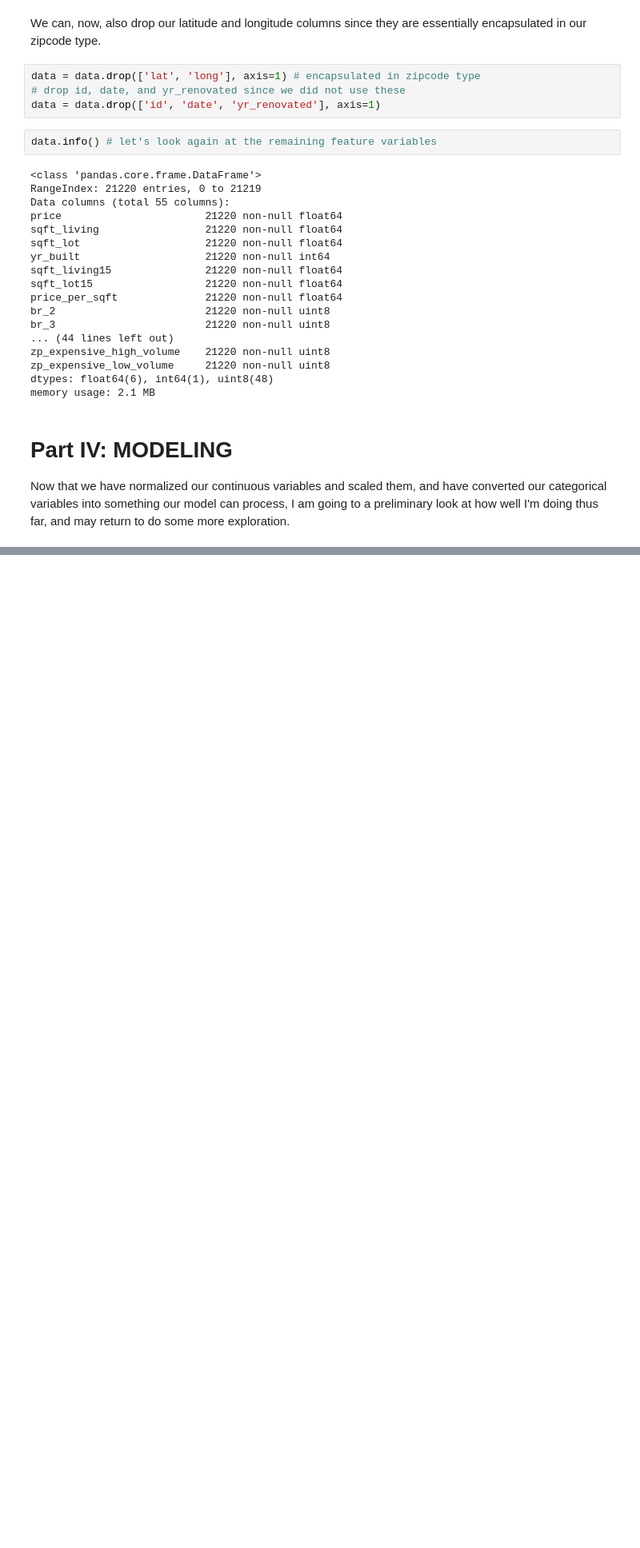
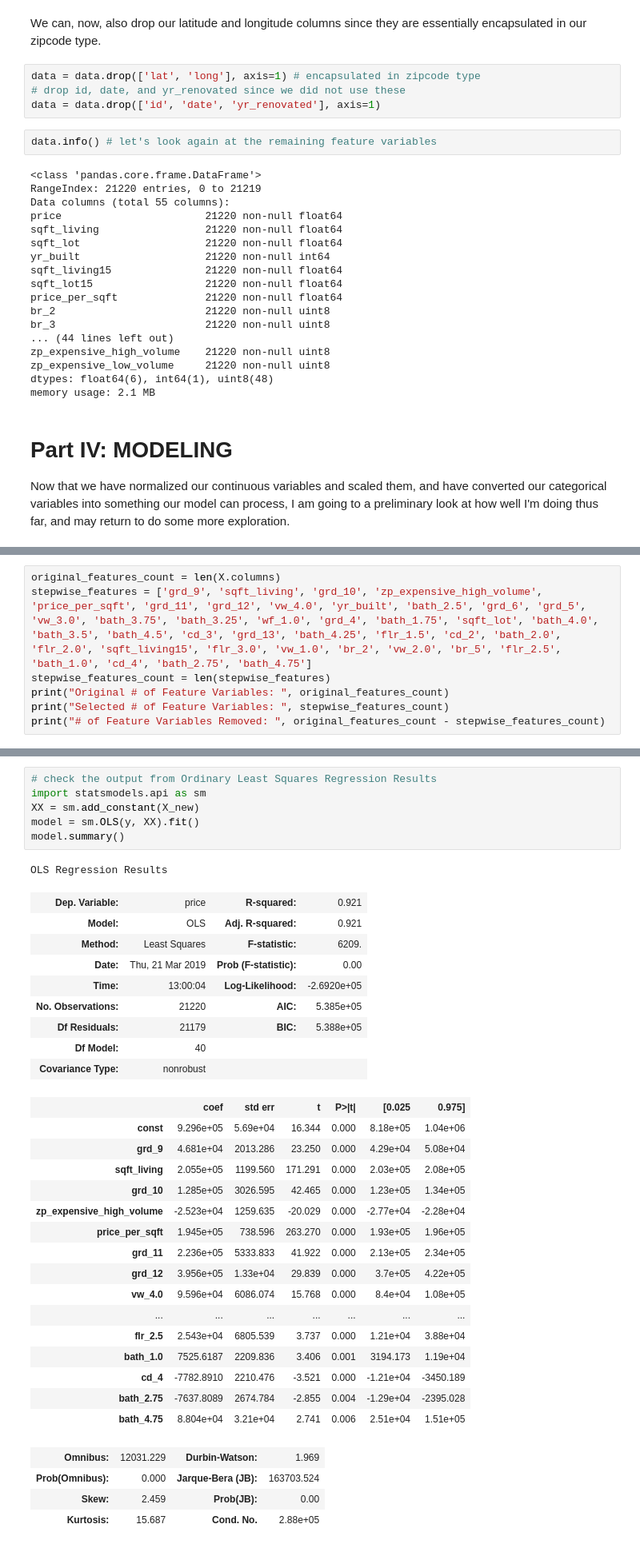
Before and after one commit to whitcrrd/dsc-1-final-project-online-ds-ft-021119, a Jupyter notebook: whitcraft-final.ipynb, the cells around one changed output, grey strips where cells are left out. Shown at 80% size. Drawn from its saved outputs; the diff is of its cells as text; blank space fills up the shorter version.

```diff
--- a/whitcraft-final.ipynb
+++ b/whitcraft-final.ipynb
@@ -762,0 +857,7 @@ AVG ACT $: -0.027935338908293084
+# %%
+original_features_count = len(X.columns)
+stepwise_features = ['grd_9', 'sqft_living', 'grd_10', 'zp_expensive_high_volume', 'price_per_sqft', 'grd_11', 'grd_12', 'vw_4.0', 'yr_built', 'bath_2.5', 'grd_6', 'grd_5', 'vw_3.0', 'bath_3.75', 'bath_3.25', 'wf_1.0', 'grd_4', 'bath_1.75', 'sqft_lot', 'bath_4.0', 'bath_3.5', 'bath_4.5', 'cd_3', 'grd_13', 'bath_4.25', 'flr_1.5', 'cd_2', 'bath_2.0', 'flr_2.0', 'sqft_living15', 'flr_3.0', 'vw_1.0', 'br_2', 'vw_2.0', 'br_5', 'flr_2.5', 'bath_1.0', 'cd_4', 'bath_2.75', 'bath_4.75']
+stepwise_features_count = len(stepwise_features)
+print("Original # of Feature Variables: ", original_features_count)
+print("Selected # of Feature Variables: ", stepwise_features_count)
+print("# of Feature Variables Removed: ", original_features_count - stepwise_features_count)
@@ -795,0 +1011,37 @@ X.describe()
+# %%
+# check the output from Ordinary Least Squares Regression Results
+import statsmodels.api as sm
+XX = sm.add_constant(X_new)
+model = sm.OLS(y, XX).fit()
+model.summary()
+# %% [output]
+OLS Regression Results
+| Dep. Variable: | price | R-squared: | 0.921 |
+| Model: | OLS | Adj. R-squared: | 0.921 |
+| Method: | Least Squares | F-statistic: | 6209. |
+| Date: | Thu, 21 Mar 2019 | Prob (F-statistic): | 0.00 |
+| Time: | 13:00:04 | Log-Likelihood: | -2.6920e+05 |
+| No. Observations: | 21220 | AIC: | 5.385e+05 |
+| Df Residuals: | 21179 | BIC: | 5.388e+05 |
+| Df Model: | 40 |  |  |
+| Covariance Type: | nonrobust |  |  |
+|  | coef | std err | t | P>|t| | [0.025 | 0.975] |
+| const | 9.296e+05 | 5.69e+04 | 16.344 | 0.000 | 8.18e+05 | 1.04e+06 |
+| grd_9 | 4.681e+04 | 2013.286 | 23.250 | 0.000 | 4.29e+04 | 5.08e+04 |
+| sqft_living | 2.055e+05 | 1199.560 | 171.291 | 0.000 | 2.03e+05 | 2.08e+05 |
+| grd_10 | 1.285e+05 | 3026.595 | 42.465 | 0.000 | 1.23e+05 | 1.34e+05 |
+| zp_expensive_high_volume | -2.523e+04 | 1259.635 | -20.029 | 0.000 | -2.77e+04 | -2.28e+04 |
+| price_per_sqft | 1.945e+05 | 738.596 | 263.270 | 0.000 | 1.93e+05 | 1.96e+05 |
+| grd_11 | 2.236e+05 | 5333.833 | 41.922 | 0.000 | 2.13e+05 | 2.34e+05 |
+| grd_12 | 3.956e+05 | 1.33e+04 | 29.839 | 0.000 | 3.7e+05 | 4.22e+05 |
+| vw_4.0 | 9.596e+04 | 6086.074 | 15.768 | 0.000 | 8.4e+04 | 1.08e+05 |
+| ... | ... | ... | ... | ... | ... | ... |
+| flr_2.5 | 2.543e+04 | 6805.539 | 3.737 | 0.000 | 1.21e+04 | 3.88e+04 |
+| bath_1.0 | 7525.6187 | 2209.836 | 3.406 | 0.001 | 3194.173 | 1.19e+04 |
+| cd_4 | -7782.8910 | 2210.476 | -3.521 | 0.000 | -1.21e+04 | -3450.189 |
+| bath_2.75 | -7637.8089 | 2674.784 | -2.855 | 0.004 | -1.29e+04 | -2395.028 |
+| bath_4.75 | 8.804e+04 | 3.21e+04 | 2.741 | 0.006 | 2.51e+04 | 1.51e+05 |
+| Omnibus: | 12031.229 | Durbin-Watson: | 1.969 |
+| Prob(Omnibus): | 0.000 | Jarque-Bera (JB): | 163703.524 |
+| Skew: | 2.459 | Prob(JB): | 0.00 |
+| Kurtosis: | 15.687 | Cond. No. | 2.88e+05 |
```
Also changed, not shown: parts of 20 cells of this notebook, 1 other file.
